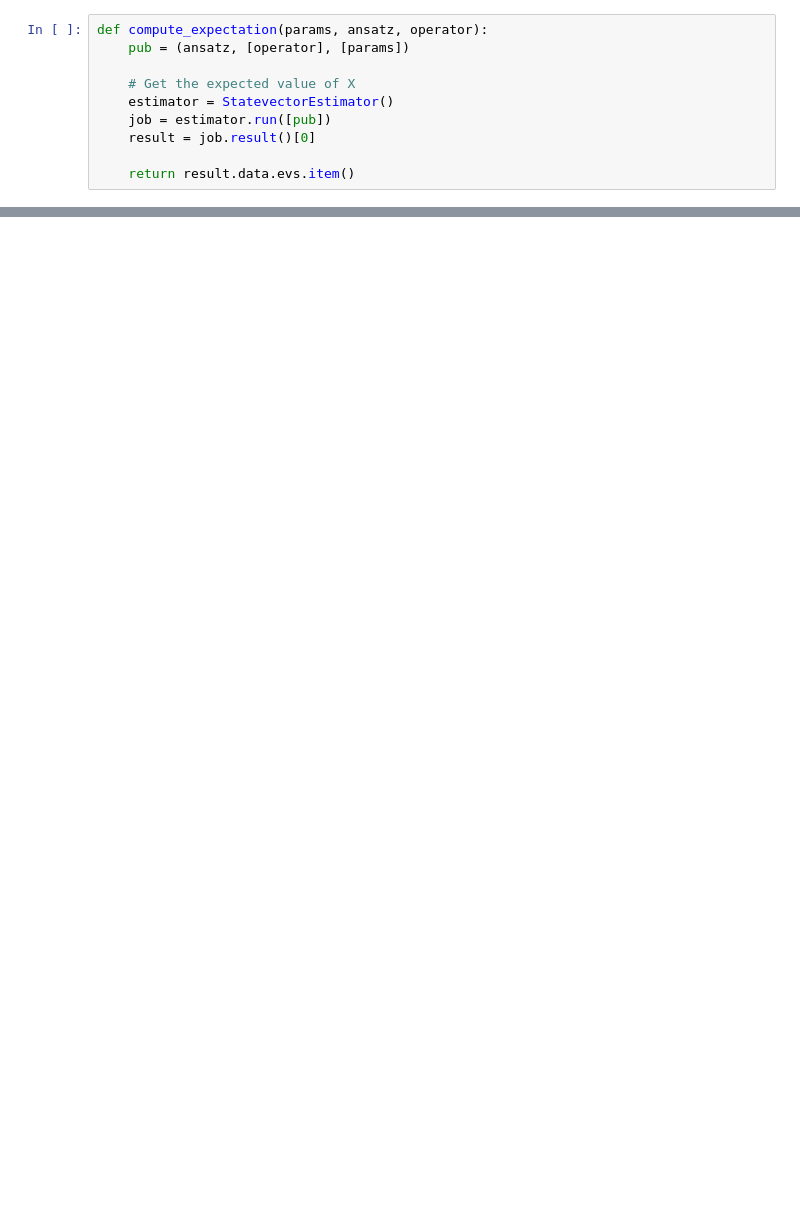
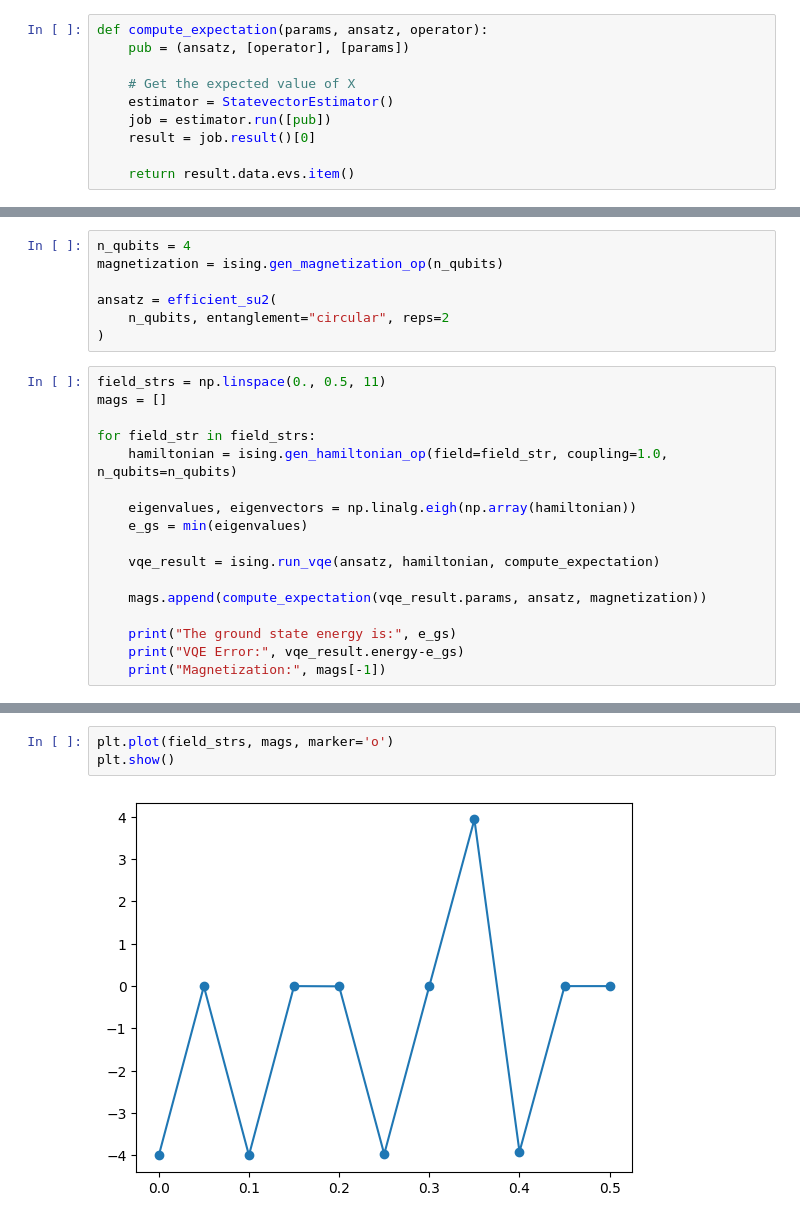
Before and after one commit to jimnel/snag, a Jupyter notebook: ising_model_qiskit.ipynb, the cells around one changed output, grey strips where cells are left out. Saved outputs shown, nothing was run; the diff lists cells and outputs as text; blank space fills up the shorter version.

```diff
--- a/ising_model_qiskit.ipynb
+++ b/ising_model_qiskit.ipynb
@@ -80,0 +60,24 @@ OptResult(energy=-3.1702265134466217, magnetization=-0.002641466487792732)
+# %%
+n_qubits = 4
+magnetization = ising.gen_magnetization_op(n_qubits)
+
+ansatz = efficient_su2(
+    n_qubits, entanglement="circular", reps=2
+)
+# %%
+field_strs = np.linspace(0., 0.5, 11)
+mags = []
+
+for field_str in field_strs:
+    hamiltonian = ising.gen_hamiltonian_op(field=field_str, coupling=1.0, n_qubits=n_qubits)
+
+    eigenvalues, eigenvectors = np.linalg.eigh(np.array(hamiltonian))
+    e_gs = min(eigenvalues)
+
+    vqe_result = ising.run_vqe(ansatz, hamiltonian, compute_expectation)
+
+    mags.append(compute_expectation(vqe_result.params, ansatz, magnetization))
+
+    print("The ground state energy is:", e_gs)
+    print("VQE Error:", vqe_result.energy-e_gs)
+    print("Magnetization:", mags[-1])
@@ -80,0 +102,5 @@ OptResult(energy=-3.1702265134466217, magnetization=-0.002641466487792732)
+# %%
+plt.plot(field_strs, mags, marker='o')
+plt.show()
+# %% [output]
+[figure, added]
```
Also changed, not shown: parts of 14 cells of this notebook, 4 other files.
